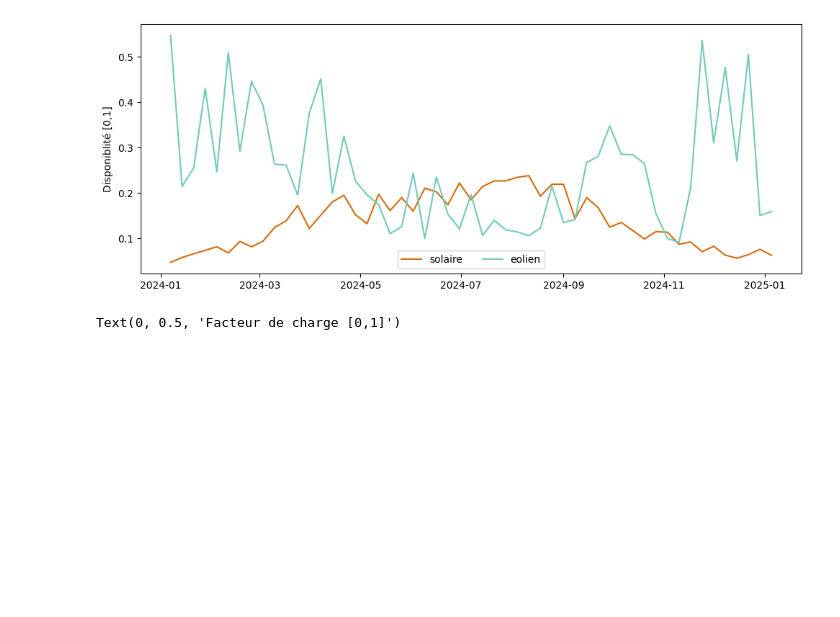
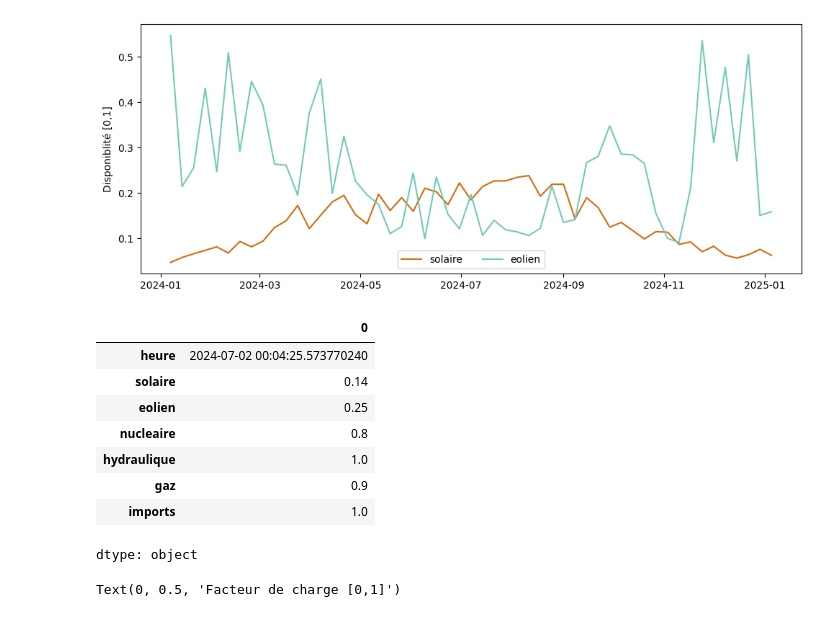
Before and after one commit to Alx-Lebeau/Cours-EcoElec, a Jupyter notebook: notebooks/01_Equilibre_Court_Terme_correction.ipynb, the cells around one changed output. Saved outputs shown, nothing was run; the diff lists cells and outputs as text; code cells hidden in the pictures; blank space fills up the shorter version.

```diff
--- a/notebooks/01_Equilibre_Court_Terme_correction.ipynb
+++ b/notebooks/01_Equilibre_Court_Terme_correction.ipynb
@@ -135,6 +135,18 @@ ax.set_ylabel("Disponiblité [0,1]")
 # %% [output]
 Text(0, 0.5, 'Disponiblité [0,1]')
 [figure]
+# %%
+df_dispo.mean()
+# %% [output]
+|  | 0 |
+| heure | 2024-07-02 00:04:25.573770240 |
+| solaire | 0.14 |
+| eolien | 0.25 |
+| nucleaire | 0.8 |
+| hydraulique | 1.0 |
+| gaz | 0.9 |
+| imports | 1.0 |
+dtype: object
 # %%
 # Sélection de la semaine
 
```
